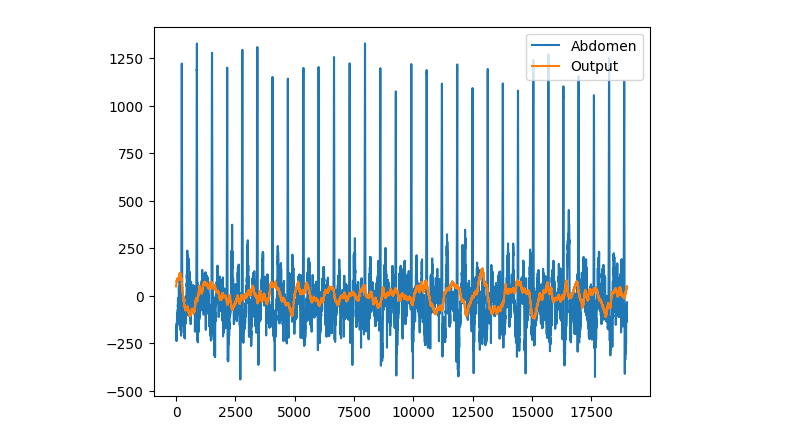
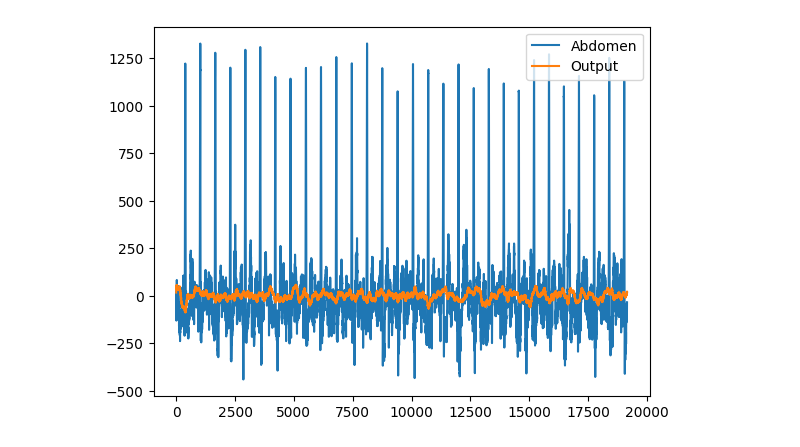
Before and after one commit to ThiemenSiemensmaRUG/ML_Project, a Jupyter notebook: baseline.ipynb, the cells around one changed output. Cells and saved outputs as stored; diff of their text form; code cells hidden in the pictures.

```diff
--- a/baseline.ipynb
+++ b/baseline.ipynb
@@ -38,35 +38,39 @@ def highpass(data, cutoff, order):
         y = signal.filtfilt(b, a, data)
         return y
 # %%
-# High-pass filter
+# Apply high-pass filter to original data
+abdomen_data = highpass(data['abd3'], 2, 1)
 thorax_data = highpass(data['thr2'], 2, 1)
 
-# Create training data from sliding window
-window_size = 1000
+# Create training data (thorax) from sliding window
+window_size = 850
 training_data = np.lib.stride_tricks.sliding_window_view(thorax_data, window_size).T
 
 # Create target data
-target_value = 0.1
+target_value = 0.1 # Close to 0, such thorax information is minimized
 target_data = np.full((np.shape(training_data)[1],1), target_value)
 
-# Linear regression
-alpha = 0.01 # Parameter for ridge regression
-cov = np.cov(training_data) + alpha * alpha
+# Linear regression (according to equation 19 in the LN)
+# - Determine covariance matrix of training data
+cov = np.cov(training_data)
+# - Add ridge regression term to covariance matrix
+alpha = 0.1
+ridge_regression = np.identity(window_size) * alpha * alpha
+cov += ridge_regression
+# - Determine inverse of covariance matrix
 inv_cov = np.linalg.inv(cov)
+# - Multiply by training data (X) and target data (y)
 weights = np.matmul(inv_cov, training_data)
 weights = np.matmul(weights, target_data).T[0]
 
-# Determine output
-abdomen_data = highpass(data['abd3'], 2, 1)
-output = []
-for idx in range(window_size, len(abdomen_data)+1):
-    vector = abdomen_data[idx-window_size:idx]
-    output.append(np.dot(vector, weights))
+# Determine output data
+input_data = np.lib.stride_tricks.sliding_window_view(abdomen_data, window_size)
+output_data = np.matmul(input_data, weights)
 
 # Plot figure
 plt.plot(abdomen_data[window_size:], label="Abdomen")
-plt.plot(output, label="Output")
+plt.plot(output_data, label="Output")
 plt.legend()
 plt.show()
 # %% [output]
-[figure, old version]
+[figure, new version]
```
